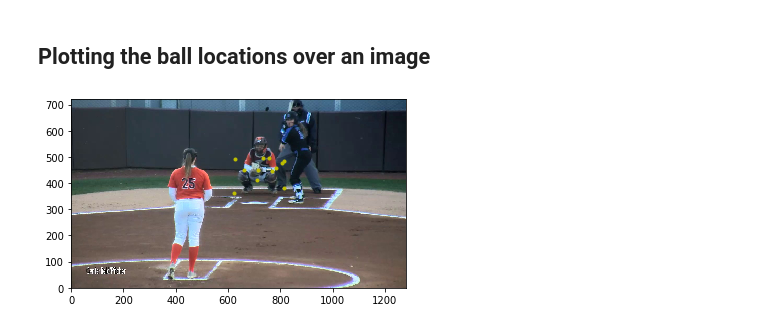
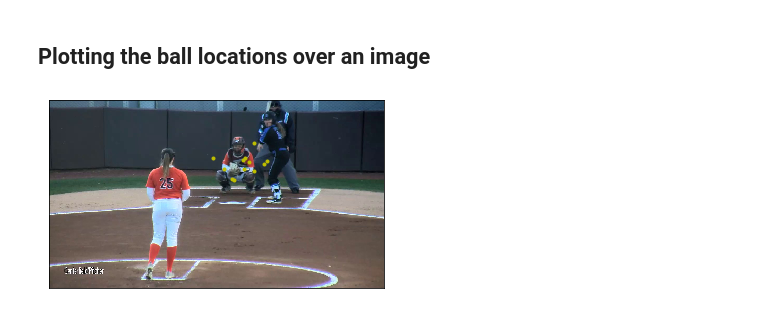
Before and after one commit to 2020-Computer-Vision/PitchAutomation, a Jupyter notebook: Pitch Analytics.ipynb, the cells around one changed output. Cells and saved outputs as stored; diff of their text form; code cells hidden in the pictures.

Commit message:
Adjusted the pitch location algorithm and added some image outputs for final presentation

```diff
--- a/Pitch Analytics.ipynb
+++ b/Pitch Analytics.ipynb
@@ -239,8 +227,7 @@ i = 0
 for index, row in result.iterrows():
     # Find the 1st instance
     if abs(row['Frame'] - last_frame) > 200:
-        #print(row['Frame'])
-        df.loc[i] = result.loc[index]
+        df.loc[i] = result.loc[index + 1]
     last_frame = row['Frame']
     i += 1
 # %%
@@ -253,14 +256,16 @@ df.to_csv("Pitch_Locations.csv")
 # %%
 im = plt.imread('frames/frame00137_CENTER.jpg')
 im = np.flipud(im)
 implot = plt.imshow(im, origin='lower')
 
 x = df['cx_y']
 y = abs(df['cy_y'] - 720)
 plt.scatter(x,y, marker = '.', color='y')
 plt.xlim([0,1280])
 plt.ylim([0,720])
+plt.xticks([])
+plt.yticks([])
 
-plt.savefig("Pitch_Locations.png")
+plt.savefig("Pitch_Locations.png", dpi =320)
 # %% [output]
-[figure, old version]
+[figure, new version]
```
Also changed, not shown: parts of 9 cells of this notebook, 6 other files.
